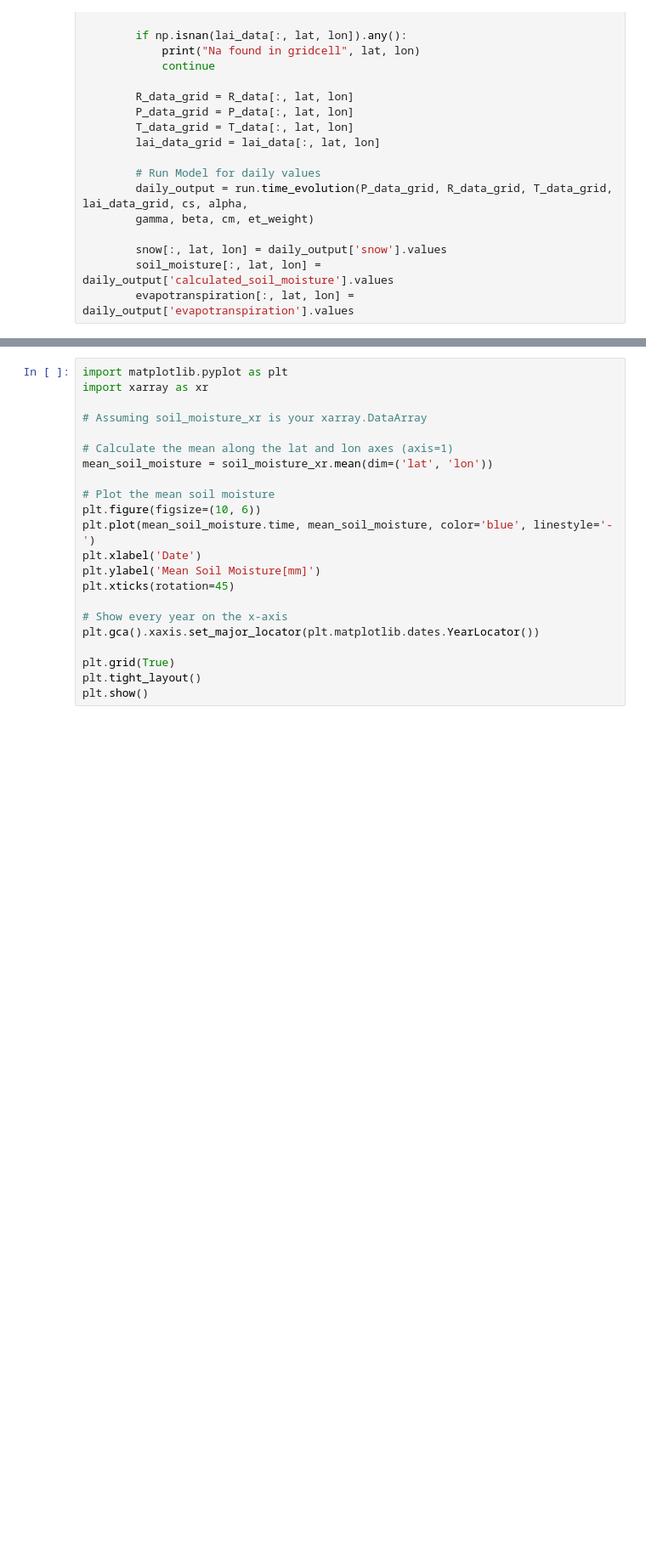
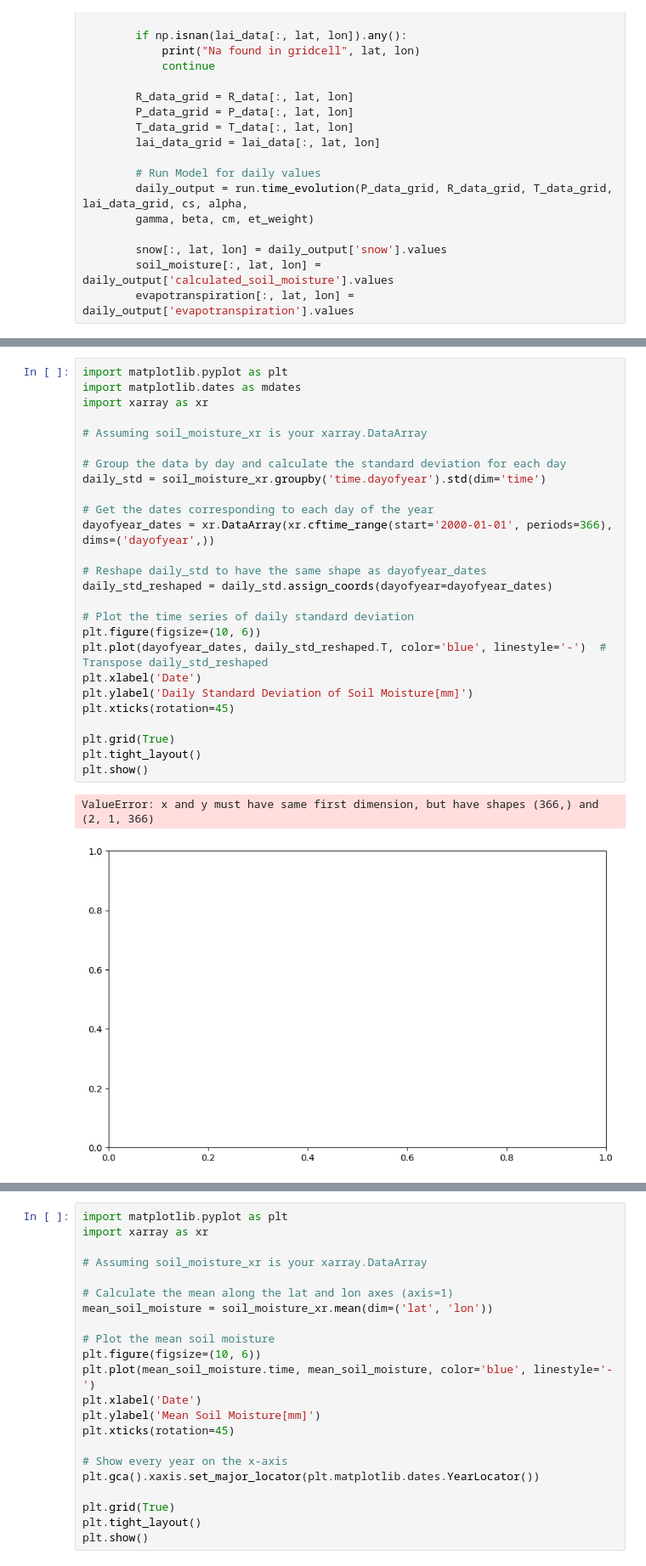
Before and after one commit to justusnoegel/deadwood_prediction, a Jupyter notebook: schwarzwald.ipynb, the cells around one changed output, grey strips where cells are left out. Shown at 85% size. Drawn from its saved outputs; the diff is of its cells as text; blank space fills up the shorter version.

```diff
--- a/schwarzwald.ipynb
+++ b/schwarzwald.ipynb
@@ -279,0 +322,29 @@ plt.show()
+# %%
+import matplotlib.pyplot as plt
+import matplotlib.dates as mdates
+import xarray as xr
+
+# Assuming soil_moisture_xr is your xarray.DataArray
+
+# Group the data by day and calculate the standard deviation for each day
+daily_std = soil_moisture_xr.groupby('time.dayofyear').std(dim='time')
+
+# Get the dates corresponding to each day of the year
+dayofyear_dates = xr.DataArray(xr.cftime_range(start='2000-01-01', periods=366), dims=('dayofyear',))
+
+# Reshape daily_std to have the same shape as dayofyear_dates
+daily_std_reshaped = daily_std.assign_coords(dayofyear=dayofyear_dates)
+
+# Plot the time series of daily standard deviation
+plt.figure(figsize=(10, 6))
+plt.plot(dayofyear_dates, daily_std_reshaped.T, color='blue', linestyle='-')  # Transpose daily_std_reshaped
+plt.xlabel('Date')
+plt.ylabel('Daily Standard Deviation of Soil Moisture[mm]')
+plt.xticks(rotation=45)
+
+plt.grid(True)
+plt.tight_layout()
+plt.show()
+# %% [output]
+ValueError: x and y must have same first dimension, but have shapes (366,) and (2, 1, 366)
+[figure, added]
```
Also changed, not shown: parts of 7 cells of this notebook.
